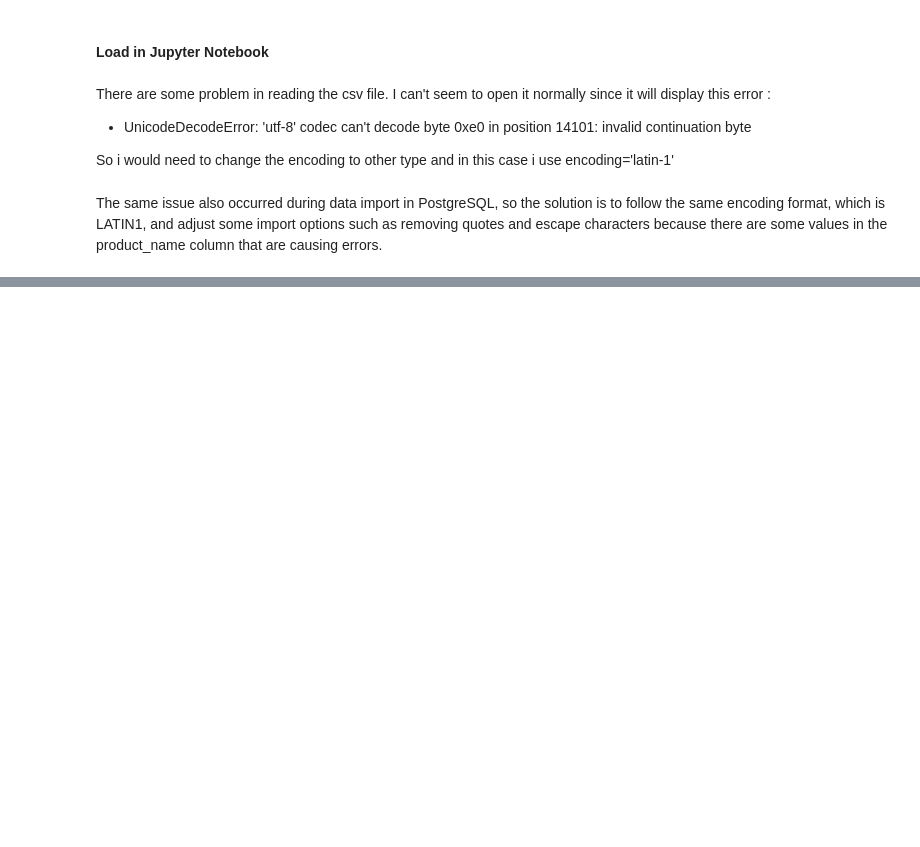
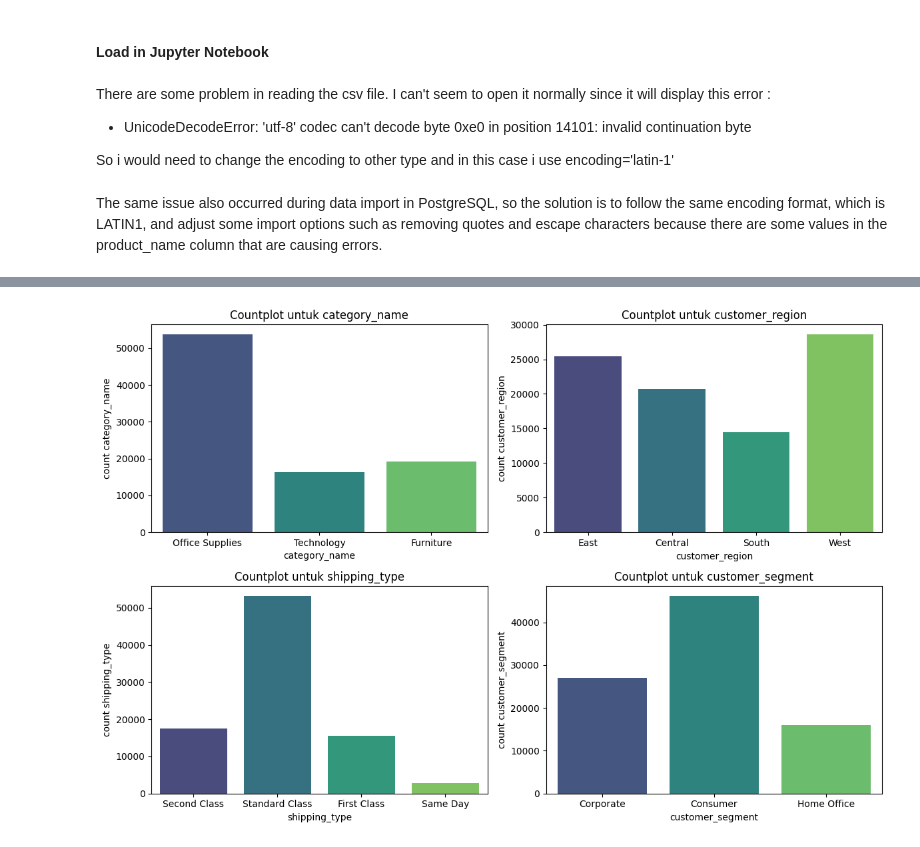
Before and after one commit to mcikalmerdeka/US-Based-Ecommerce-Company-Sales-Performance, a Jupyter notebook: Python/US_Based_Ecommerce_Company_Sales_Performance.ipynb, the cells around one changed output, grey strips where cells are left out. Cells and saved outputs as stored; diff of their text form; code cells hidden in the pictures; blank space fills up the shorter version.

```diff
--- a/Python/US_Based_Ecommerce_Company_Sales_Performance.ipynb
+++ b/Python/US_Based_Ecommerce_Company_Sales_Performance.ipynb
@@ -344,0 +640,17 @@ We have latitude and longitude of each state and city in a separate csv file tha
+# %%
+# Countplot Categorical
+cats_cols_temp = ['category_name', 'customer_region', 'shipping_type', 'customer_segment']
+
+fig, ax = plt.subplots(nrows=2, ncols=2, figsize=(12, 8))
+ax = ax.flatten()
+
+for i in range(len(cats_cols_temp)):
+    sns.countplot(data=df, x=cats_cols_temp[i], palette='viridis', ax=ax[i])
+    ax[i].set_title(f'Countplot untuk {cats_cols_temp[i]}')
+    ax[i].set_ylabel(f'count {cats_cols_temp[i]}')
+    ax[i].tick_params(axis='x')
+
+plt.tight_layout()
+plt.show()
+# %% [output]
+[figure, added]
```
Also changed, not shown: parts of 67 cells of this notebook, 1 other file.
